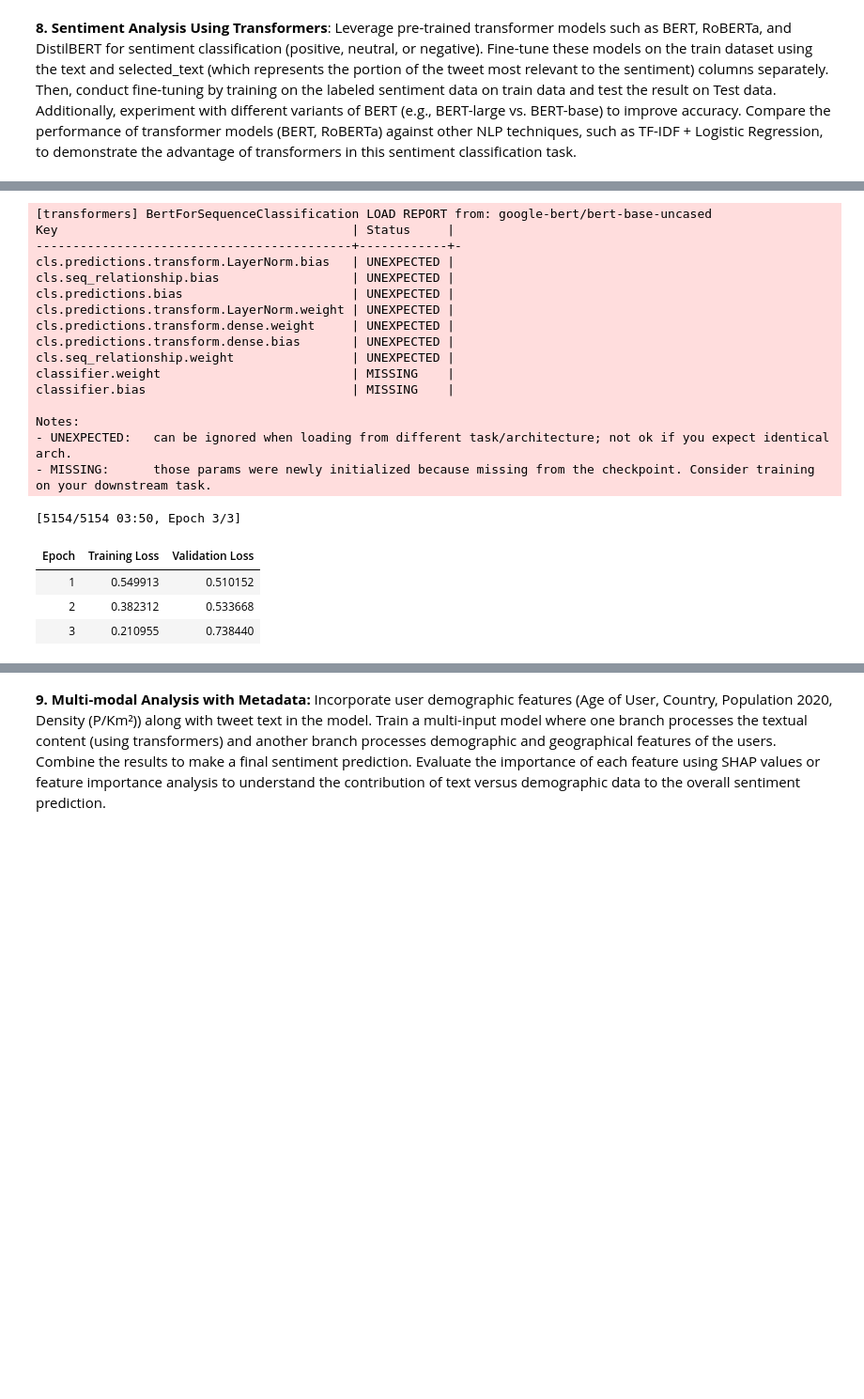
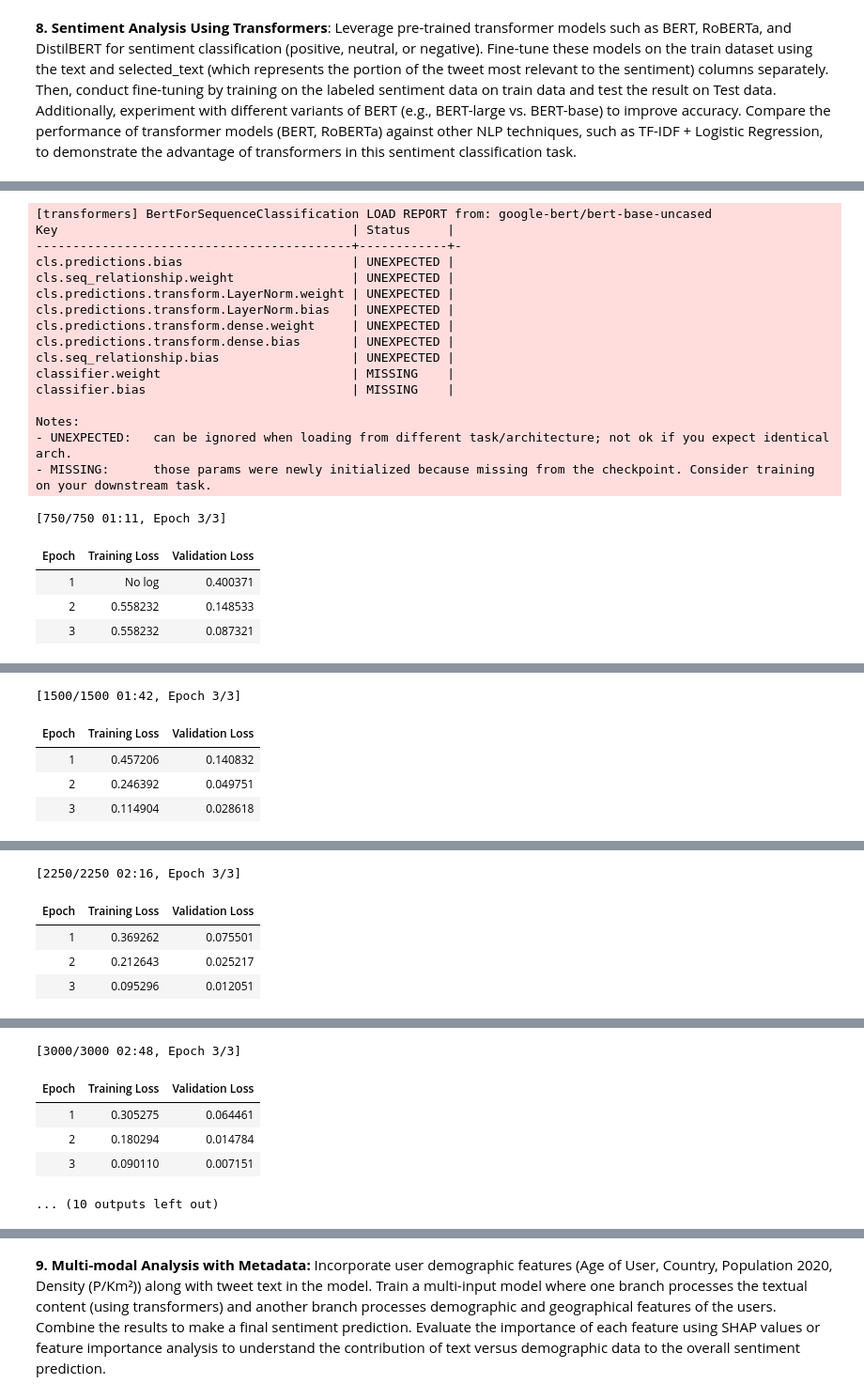
Before and after one commit to urhovr/NLP_Final_Project, a Jupyter notebook: NLP_Final.ipynb, the cells around one changed output, grey strips where cells are left out. Shown at 94% size. Saved outputs shown, nothing was run; the diff lists cells and outputs as text; code cells hidden in the pictures; blank space fills up the shorter version.

```diff
--- a/NLP_Final.ipynb
+++ b/NLP_Final.ipynb
@@ -725,3 +745,11 @@ model_type = ['google-bert/bert-base-uncased', 'FacebookAI/roberta-base', 'disti
+# %%
+def tokenize_function(examples):
+    return tokenizer(
+        examples["text"],
+        padding="max_length",
+        truncation=True,
+        max_length=64
+    )
 # %%
 #BERT base
 #Muille malleille oon vaan kopioinut saman rakenteen, mutta muuttanut tokenizer ja model mallille omaksi
@@ -755,58 +783,58 @@ def tokenize_function(examples):
     )
 
 # Vaihda tähän kohtaan datasets_fulltext tilalle se datasets_selected niin vaihtaa mallin selected text muutujalle
 tokenized_datasets = datasets_fulltext.map(
     tokenize_function,
     batched=True
 )
 
-# Pienempi data testaamiselle muutta range() arvoja niin saat eri kokoiseksi
-#small_train_dataset = tokenized_datasets["train"].shuffle(seed=42).select(range(200))
-#small_eval_dataset = tokenized_datasets["test"].shuffle(seed=42).select(range(200))
-full_train_dataset = tokenized_datasets["train"]
-full_eval_dataset = tokenized_datasets["test"]
-
-# Tuning
-trainer = Trainer(
-    model=model,
-    args=training_args,
-    train_dataset=full_train_dataset,
-    eval_dataset=full_eval_dataset
-)
-trainer.train()
-
-# Funktio joka laskee tarkkuuden
 def accuracy(trainer, data):
     label_values = trainer.predict(data)
     predictions = np.argmax(label_values.predictions, axis=-1)
     return accuracy_score(label_values.label_ids, predictions)
 
-models_acc.append(("BERT_base", accuracy(trainer, full_eval_dataset)))
+for i in range(len(tokenized_datasets["train"]) // 4000 + 1):
+    train_dataset = tokenized_datasets["train"].shuffle(seed=42).select(range(min((i+1) * 4000, len(tokenized_datasets["train"]))))
+    eval_dataset = tokenized_datasets["test"].shuffle(seed=42).select(range(min((i+1) * 1000, len(tokenized_datasets["test"]))))
 
-#Poistaa mallit muistista
-del trainer
+    trainer = Trainer(
+        model=model,
+        args=training_args,
+        train_dataset=train_dataset,
+        eval_dataset=eval_dataset
+    )
+    trainer.train()
+
+    models_acc.append((f"BERT_base_{i * 4000}", accuracy(trainer, eval_dataset)))
+
+    del trainer
 del model
 del tokenizer
 # %% [output]
 [transformers] BertForSequenceClassification LOAD REPORT from: google-bert/bert-base-uncased
 Key                                        | Status     |
 -------------------------------------------+------------+-
+cls.predictions.bias                       | UNEXPECTED |
+cls.seq_relationship.weight                | UNEXPECTED |
+cls.predictions.transform.LayerNorm.weight | UNEXPECTED |
 cls.predictions.transform.LayerNorm.bias   | UNEXPECTED |
-cls.seq_relationship.bias                  | UNEXPECTED |
-cls.predictions.bias                       | UNEXPECTED |
-cls.predictions.transform.LayerNorm.weight | UNEXPECTED |
 cls.predictions.transform.dense.weight     | UNEXPECTED |
 cls.predictions.transform.dense.bias       | UNEXPECTED |
-cls.seq_relationship.weight                | UNEXPECTED |
+cls.seq_relationship.bias                  | UNEXPECTED |
 classifier.weight                          | MISSING    |
 classifier.bias                            | MISSING    |
 
 Notes:
 - UNEXPECTED:   can be ignored when loading from different task/architecture; not ok if you expect identical arch.
 - MISSING:      those params were newly initialized because missing from the checkpoint. Consider training on your downstream task.
-[5154/5154 03:50, Epoch 3/3]
+[750/750 01:11, Epoch 3/3]
 | Epoch | Training Loss | Validation Loss |
-| 1 | 0.549913 | 0.510152 |
-| 2 | 0.382312 | 0.533668 |
-| 3 | 0.210955 | 0.738440 |
+| 1 | No log | 0.400371 |
+| 2 | 0.558232 | 0.148533 |
+| 3 | 0.558232 | 0.087321 |
 [interactive output not drawn]
+[1500/1500 01:42, Epoch 3/3]
+| Epoch | Training Loss | Validation Loss |
+| 1 | 0.457206 | 0.140832 |
+| 2 | 0.246392 | 0.049751 |
+| 3 | 0.114904 | 0.028618 |
@@ -812,0 +842,5 @@ Notes:
+[2250/2250 02:16, Epoch 3/3]
+| Epoch | Training Loss | Validation Loss |
+| 1 | 0.369262 | 0.075501 |
+| 2 | 0.212643 | 0.025217 |
+| 3 | 0.095296 | 0.012051 |
@@ -812,0 +848,6 @@ Notes:
+[3000/3000 02:48, Epoch 3/3]
+| Epoch | Training Loss | Validation Loss |
+| 1 | 0.305275 | 0.064461 |
+| 2 | 0.180294 | 0.014784 |
+| 3 | 0.090110 | 0.007151 |
+... (10 outputs left out)
```
Also changed, not shown: parts of 22 cells of this notebook.
